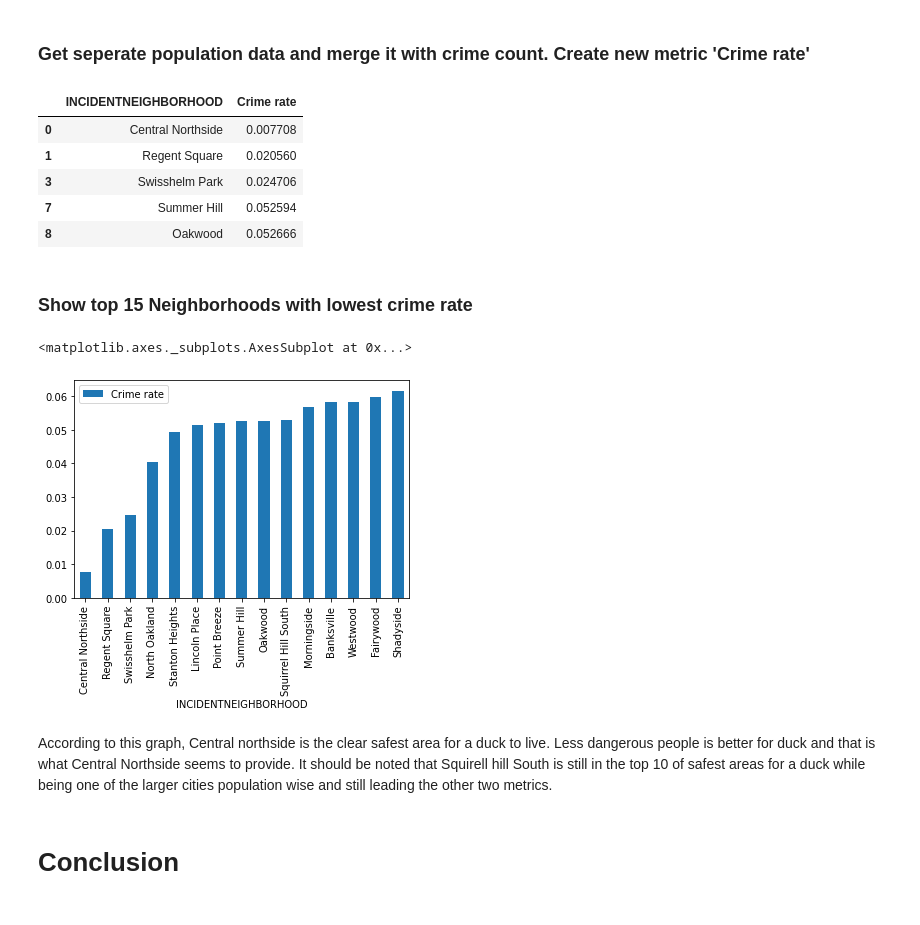
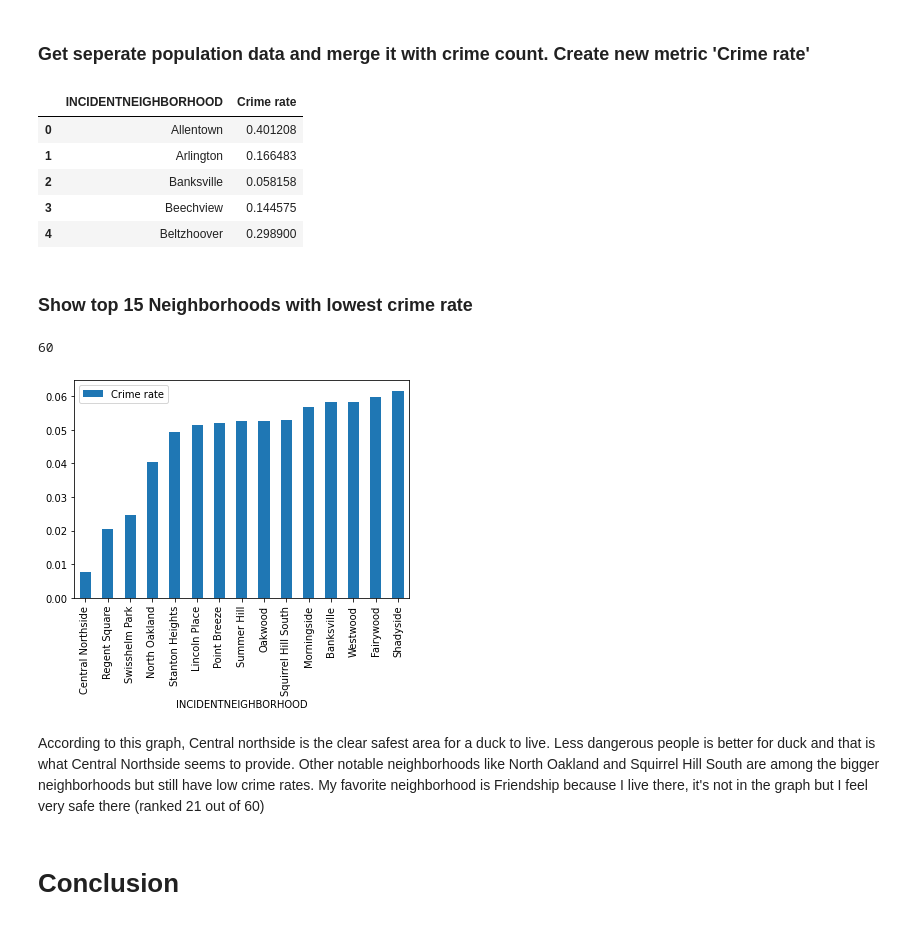
Before and after one commit to timt3r/best-neighborhood, a Jupyter notebook: FinalNotebook.ipynb, the cells around one changed output. Saved outputs shown, nothing was run; the diff lists cells and outputs as text; code cells hidden in the pictures.

```diff
--- a/FinalNotebook.ipynb
+++ b/FinalNotebook.ipynb
@@ -129,32 +129,33 @@ sorted_neigh.head(15).plot.bar()
 ### Get seperate population data and merge it with crime count. Create new metric 'Crime rate'
 # %%
 pop = pd.read_csv("populations.csv")
-new_data = pd.merge(n, pop, on="INCIDENTNEIGHBORHOOD")
+new_data = pd.merge(crime_count, pop, on="INCIDENTNEIGHBORHOOD")
 
-new_data["count"] = new_data["count"].astype(int) #converting data cause i need to do math
+new_data["Crime count"] = new_data["Crime count"].astype(int) #converting data cause i need to do math
 new_data["Pop"] = new_data["Pop"].astype(int)
-new_data["Crime rate"] = new_data["count"] / new_data["Pop"] #math
+new_data["Crime rate"] = new_data["Crime count"] / new_data["Pop"] #math
 
 filtered_data = new_data[new_data["Pop"] > 1000] #exclude neighborhoods with population < 1000 because
 percentage_data = filtered_data[["INCIDENTNEIGHBORHOOD", "Crime rate"]] #the columns i want
 percentage_data.head()
 # %% [output]
 |  | INCIDENTNEIGHBORHOOD | Crime rate |
-| 0 | Central Northside | 0.007708 |
-| 1 | Regent Square | 0.020560 |
-| 3 | Swisshelm Park | 0.024706 |
-| 7 | Summer Hill | 0.052594 |
-| 8 | Oakwood | 0.052666 |
+| 0 | Allentown | 0.401208 |
+| 1 | Arlington | 0.166483 |
+| 2 | Banksville | 0.058158 |
+| 3 | Beechview | 0.144575 |
+| 4 | Beltzhoover | 0.298900 |
 # %% [markdown]
 ### Show top 15 Neighborhoods with lowest crime rate
 # %%
 percentage_data = percentage_data.sort_values(by=["Crime rate"], ascending=True)
 percentage_data.head(15).plot.bar(x="INCIDENTNEIGHBORHOOD")
+print(len(percentage_data.index))
 # %% [output]
-<matplotlib.axes._subplots.AxesSubplot at 0x...>
+60
 [figure]
 # %% [markdown]
-According to this graph, Central northside is the clear safest area for a duck to live. Less dangerous people is better for duck and that is what Central Northside seems to provide. It should be noted that Squirell hill South is still in the top 10 of safest areas for a duck while being one of the larger cities population wise and still leading the other two metrics.
+According to this graph, Central northside is the clear safest area for a duck to live. Less dangerous people is better for duck and that is what Central Northside seems to provide. Other notable neighborhoods like North Oakland and Squirrel Hill South are among the bigger neighborhoods but still have low crime rates. My favorite neighborhood is Friendship because I live there, it's not in the graph but I feel very safe there (ranked 21 out of 60)
 # %% [markdown]
 # Conclusion
 # %% [markdown]
```
Also changed, not shown: 1 other file.
